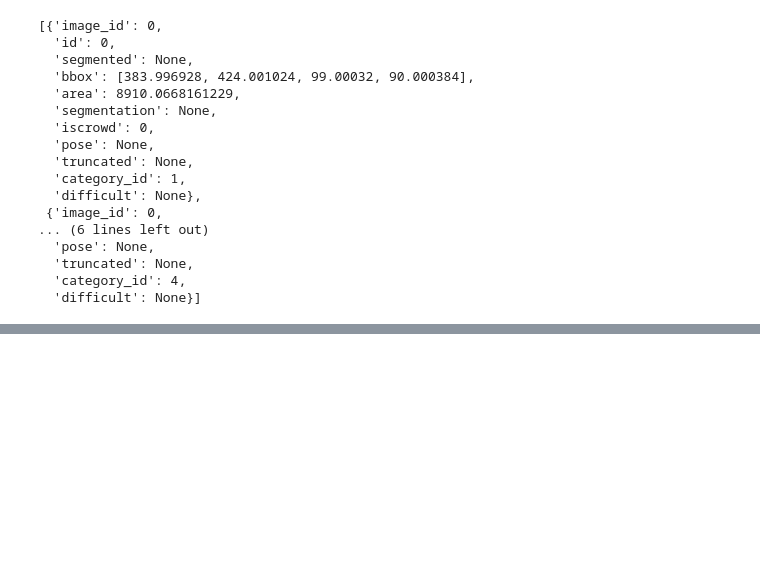
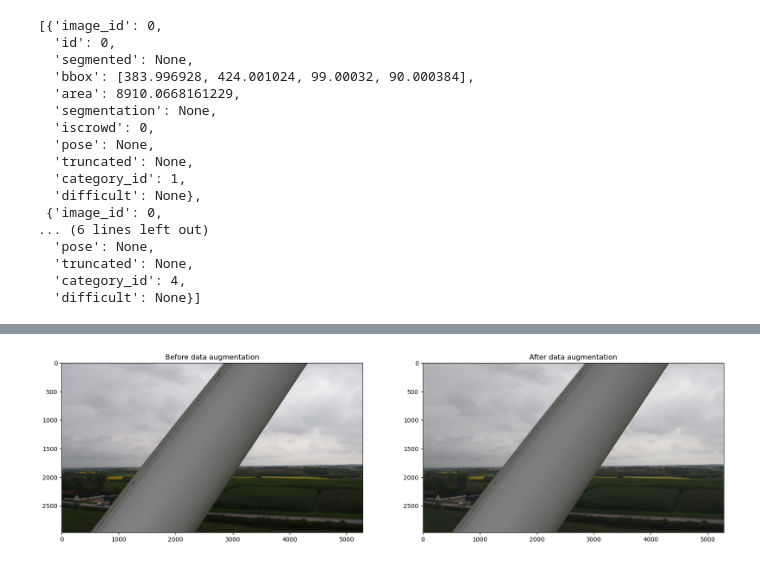
Before and after one commit to PPortela00/Computer-Vision, a Jupyter notebook: Project/Project.ipynb, the cells around one changed output, grey strips where cells are left out. Cells and saved outputs as stored; diff of their text form; code cells hidden in the pictures; blank space fills up the shorter version.

```diff
--- a/Project/Project.ipynb
+++ b/Project/Project.ipynb
@@ -163,0 +231,4 @@ display(test_images_names[:11])
+# %%
+BeforeAfterDataAugmentation(dataset, images_2017, 100)
+# %% [output]
+[figure, added]
```
Also changed, not shown: parts of 10 cells of this notebook.
